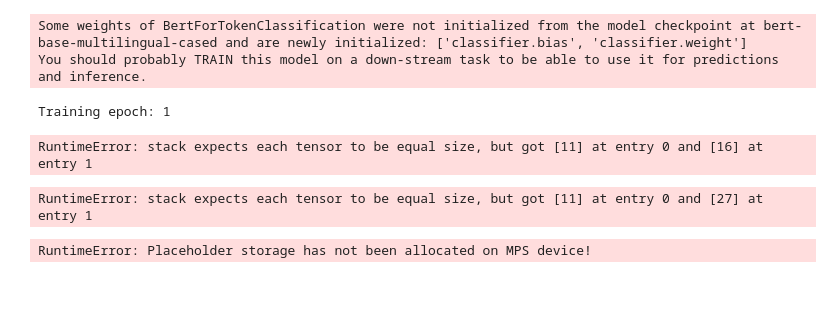
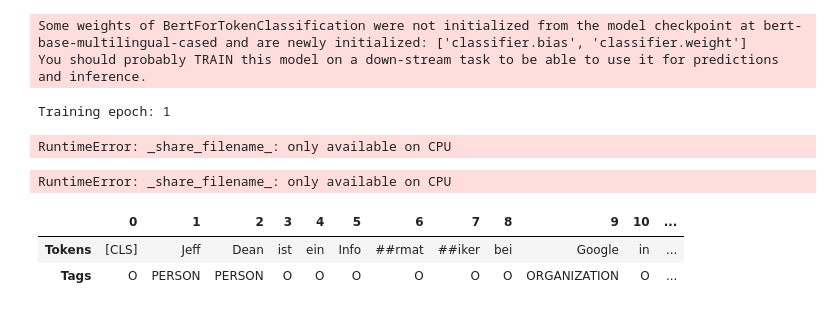
Before and after one commit to krusand/CrossNER-Active-Learning, a Jupyter notebook: DanskModelNoTrainer.ipynb, the cells around one changed output. Saved outputs shown, nothing was run; the diff lists cells and outputs as text; code cells hidden in the pictures.

```diff
--- a/DanskModelNoTrainer.ipynb
+++ b/DanskModelNoTrainer.ipynb
@@ -38,5 +34,5 @@ test_dataset = Dataset(pa.Table.from_pandas(test))
 # %%
-tags = ["O"] + list(set([x[0]["label"] for x in train_dataset["ents"] if x]))
+tags = ["O"] + list(set([x[0]["label"] for x in train["ents"] if len(x)>0]))
 index2tag = {idx: tag for idx, tag in enumerate(tags)}
 tag2index = {tag: idx for idx, tag in enumerate(tags)}
 # %% [markdown]
@@ -99,7 +95,12 @@ bert_config = AutoConfig.from_pretrained(
 )
 # %%
 # device = torch.device("cpu")
-device = torch.device("mps")
+if torch.backends.mps.is_available():
+    device = torch.device("mps")
+elif torch.cuda.is_available():
+    device = torch.device("cuda")
+else:
+    device = torch.device("cpu")
 
 bert_model = BertForTokenClassification.from_pretrained(
     bert_model_name, config=bert_config
@@ -316,7 +248,8 @@ You should probably TRAIN this model on a down-stream task to be able to use it
 # %%
 from tqdm import tqdm
 N_EPOCHS = 1
-
+LEARNING_RATE = 1e-05
+optimizer = torch.optim.Adam(params=model.parameters(), lr=LEARNING_RATE)
 
 
 def run_epoch(epoch):
@@ -354,17 +287,18 @@ for epoch in range(N_EPOCHS):
     run_epoch(epoch)
 # %% [output]
 Training epoch: 1
-RuntimeError: stack expects each tensor to be equal size, but got [11] at entry 0 and [16] at entry 1
+RuntimeError: _share_filename_: only available on CPU
-# %%
-for idx, batch in tqdm(training_loader):
-    print(batch)
-# %% [output]
-RuntimeError: stack expects each tensor to be equal size, but got [11] at entry 0 and [27] at entry 1
+# %%
+[x for x in training_loader]
+# %% [output]
+RuntimeError: _share_filename_: only available on CPU
 # %%
 # hide_output
 text_de = (
     "Jeff Dean ist ein Informatiker bei Google in Kalifornien, syntes jeg næste år"
 )
-tag_text(text_de, tags, trainer.model, bert_tokenizer)
+tag_text(text_de, tags, model, bert_tokenizer)
 # %% [output]
-RuntimeError: Placeholder storage has not been allocated on MPS device!
+|  | 0 | 1 | 2 | 3 | 4 | 5 | 6 | 7 | 8 | 9 | 10 | ... |
+| Tokens | [CLS] | Jeff | Dean | ist | ein | Info | ##rmat | ##iker | bei | Google | in | ... |
+| Tags | O | PERSON | PERSON | O | O | O | O | O | O | ORGANIZATION | O | ... |
```
Also changed, not shown: parts of 10 cells of this notebook.
